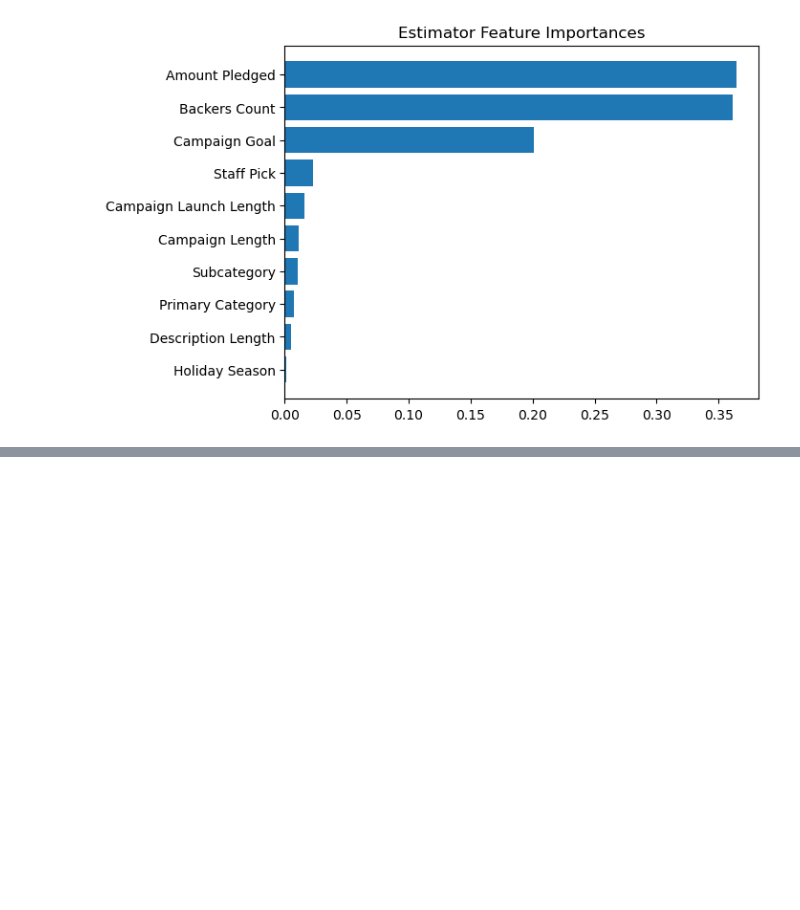
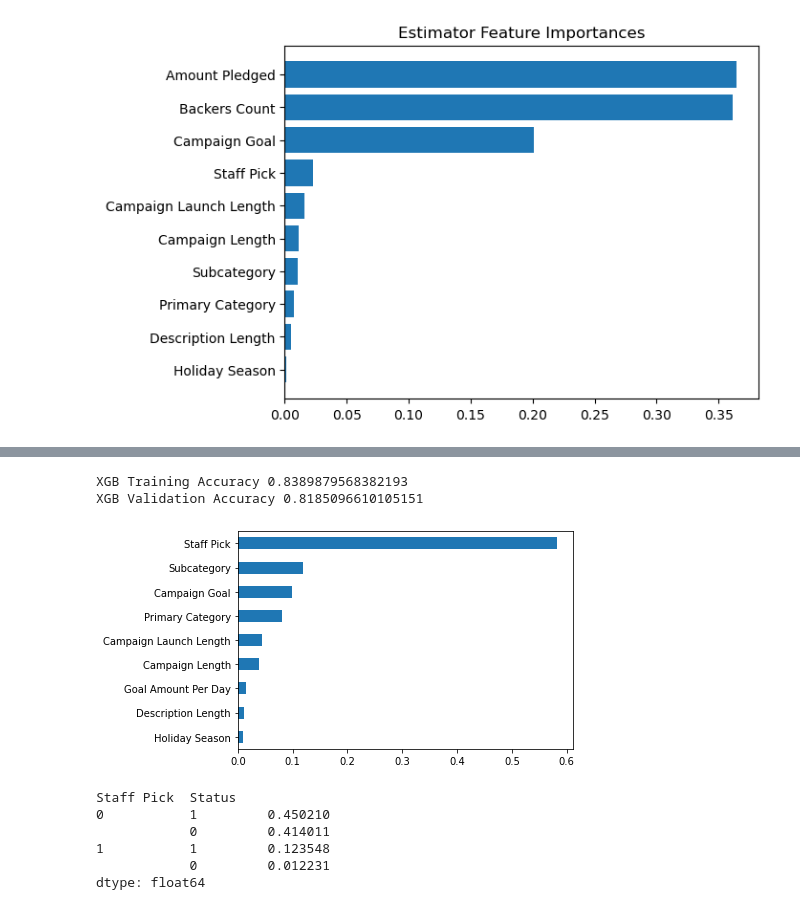
Before and after one commit to BW-Kickstarter-Success-03/campaign_eval, a Jupyter notebook: Kickstarter_project.ipynb, the cells around one changed output, grey strips where cells are left out. Drawn from its saved outputs; the diff is of its cells as text; code cells hidden in the pictures; blank space fills up the shorter version.

Commit message:
added models and reversed bucketing

```diff
--- a/Kickstarter_project.ipynb
+++ b/Kickstarter_project.ipynb
@@ -418,0 +417,8 @@ pickle.dump(model_rf, open('test_forest.pkl', 'wb'))
+# %%
+target2 = 'Status'
+nlp1, nlp2 = 'Campaign Description', 'Product Name' # Removing Emily's NLP columns
+date_col = 'Campaign Start'
+X2, y2 = df.drop(columns=[target2, nlp1, nlp2, date_col]), df[target2]
+# %%
+# Split data into training and validation sets
+X2_train, X2_val, y2_train, y2_val = train_test_split(X2, y2, test_size = 0.20, random_state=42)
@@ -418,0 +449,11 @@ pickle.dump(model_rf, open('test_forest.pkl', 'wb'))
+# %%
+# Build model
+model_gbm = make_pipeline(
+    OrdinalEncoder(),
+    KNNImputer(),
+    StandardScaler(),
+    # SimpleImputer(strategy='mean'),
+    GradientBoostingClassifier(random_state=42)
+)
+
+model_gbm.fit(X2_train, y2_train)
@@ -418,0 +495,9 @@ pickle.dump(model_rf, open('test_forest.pkl', 'wb'))
+# %%
+model_xgb = make_pipeline(
+    OrdinalEncoder(),
+    # KNNImputer(),
+    StandardScaler(),
+    XGBClassifier(random_state=42,n_jobs=-1)
+)
+
+model_xgb.fit(X2_train, y2_train)
@@ -418,0 +523,32 @@ pickle.dump(model_rf, open('test_forest.pkl', 'wb'))
+# %%
+# Check Accuracy
+print('XGB Training Accuracy', model_xgb.score(X2_train, y2_train))
+print('XGB Validation Accuracy', model_xgb.score(X2_val, y2_val))
+
+# Output:
+# XGB Training Accuracy 0.782672651868161 (with subcat bucketing)
+# XGB Validation Accuracy 0.7583039137531792
+# XGB Training Accuracy 0.8380199485626976 (w/o subcat bucketing)
+# XGB Validation Accuracy 0.8169912310670766
+# XGB Training Accuracy 0.8389879568382193 (w/o prim_cat bucketing)
+# XGB Validation Accuracy 0.8185096610105151
+# %% [output]
+XGB Training Accuracy 0.8389879568382193
+XGB Validation Accuracy 0.8185096610105151
+# %%
+# Feature selection
+importances =  model_xgb.named_steps['xgbclassifier'].feature_importances_
+feature_names = X2_train.columns
+feat_imp =pd.Series(data=importances,index=feature_names).sort_values()
+feat_imp.tail(10).plot(kind='barh');
+# %% [output]
+[figure, added]
+# %%
+df[['Staff Pick', 'Status']].value_counts(normalize=True)
+# %% [output]
+Staff Pick  Status
+0           1         0.450210
+            0         0.414011
+1           1         0.123548
+            0         0.012231
+dtype: float64
```
Also changed, not shown: parts of 14 cells of this notebook.
